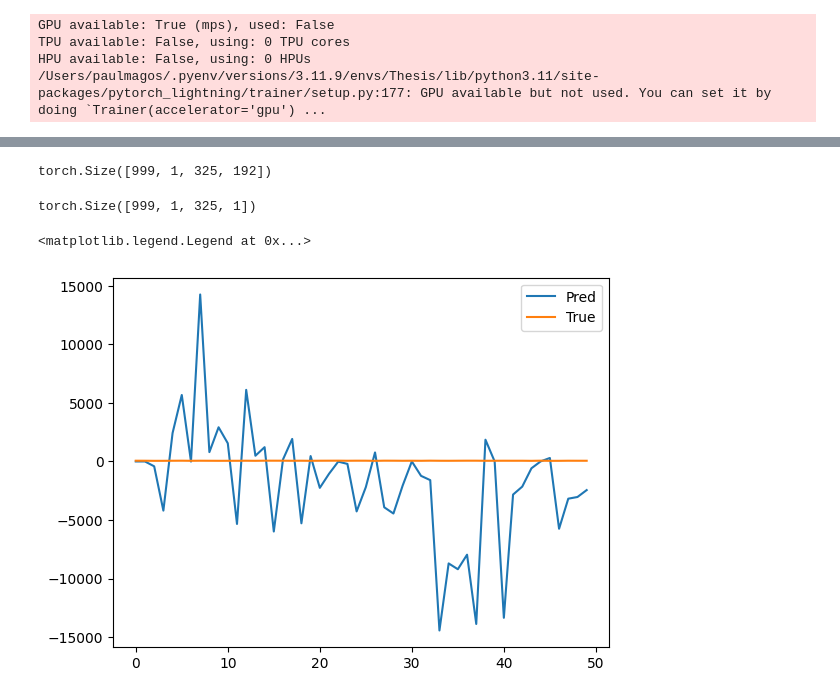
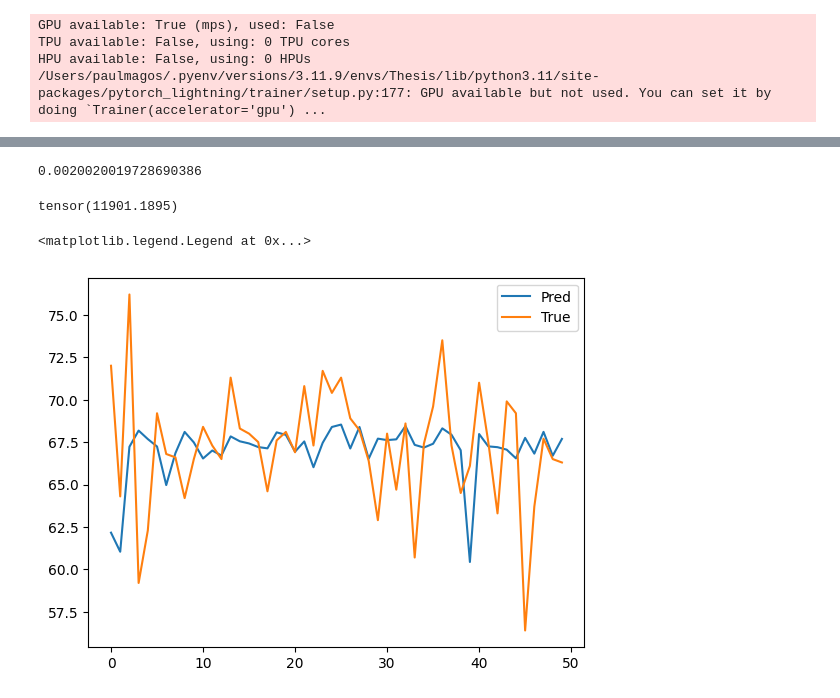
Before and after one commit to PaulMagos/MCS_Thesis, a Jupyter notebook: GenerateTS.ipynb, the cells around one changed output, grey strips where cells are left out. Cells and saved outputs as stored; diff of their text form; code cells hidden in the pictures.

```diff
--- a/GenerateTS.ipynb
+++ b/GenerateTS.ipynb
@@ -39,9 +40,11 @@ torch_dataset = SpatioTemporalDataset(target=dataset.dataframe()[-10000:],
                                     connectivity=adj,
                                     window=1,
                                     stride=1)
+scalers = {'target': StandardScaler(axis=(0, 1))}
 
 dm = SpatioTemporalDataModule(
     dataset=torch_dataset,
+    scalers=scalers,
     splitter=dataset.get_splitter(**{'val_len': 0.2, 'test_len': 0.1}),
     batch_size=1,
     workers=32)
@@ -79,9 +82,9 @@ generator = Generator(model_class=model_cls,
                     metrics=log_metrics,
                     scheduler_class=scheduler_class,
                     scheduler_kwargs=scheduler_kwargs,
-                    scale_target=False)
+                    scale_target=True)
 
-generator.load_model('model300.ckpt')
+generator.load_model('/Users/paulmagos/Documents/TSGen/logs/generation/grgn1/best-model-epoch=295-val_loss=-0.2568.ckpt')
 # %%
 
 exp_logger = TensorBoardLogger(save_dir=f'logs/generation/grgn/',
@@ -107,7 +110,7 @@ trainer = Trainer(
     gradient_clip_val=5,
     callbacks=[early_stop_callback, checkpoint_callback])
 
-trainer.ckpt_path= 'model300.ckpt'
+trainer.ckpt_path= '/Users/paulmagos/Documents/TSGen/logs/generation/grgn1/best-model-epoch=295-val_loss=-0.2568.ckpt'
 
 generator.freeze()
 # trainer.test(generator, datamodule=dm)
@@ -147,6 +137,7 @@ y_true = torch.tensor(y_true)
 y_hat = torch.tensor(y_hat)
 # %%
 out = y_hat[..., :(1 + 2) * 32]
+out = scalers['target'].transform(out)
 out = torch.tensor(out)
 D = out.shape[-1] // 32 - 2
 
@@ -155,12 +146,5 @@ stds  = out[..., 32*D:32 * (D+1)]
 weights = out[..., 32*(D+1):]
 
 pred = weights * torch.normal(means, stds)
-pred = torch.mean(pred, dim=-1)
+pred = torch.sum(pred, dim=-1)
+pred = scalers['target'].inverse_transform(pred)
-# %%
-y_hat.shape
-# %% [output]
-torch.Size([999, 1, 325, 192])
-# %%
-y_true.shape
-# %% [output]
-torch.Size([999, 1, 325, 1])
@@ -167,8 +154,15 @@ torch.Size([999, 1, 325, 1])
+# %%
+mmd_rbf(torch.Tensor(X), torch.Tensor(Y))
+# %% [output]
+0.0020020019728690386
+# %%
+mmd_linear(torch.Tensor(X), torch.Tensor(Y))
+# %% [output]
+tensor(11901.1895)
 # %%
-
-plt.plot(pred[1][0][:50], label='Pred')
-plt.plot(y_true[1][0][:50], label='True')
+plt.plot(pred[200][0][:50], label='Pred')
+plt.plot(y_true[200][0][:50], label='True')
 plt.legend()
 # %% [output]
 <matplotlib.legend.Legend at 0x...>
-[figure, old version]
+[figure, new version]
```
Also changed, not shown: parts of 10 cells of this notebook, 15 other files.
